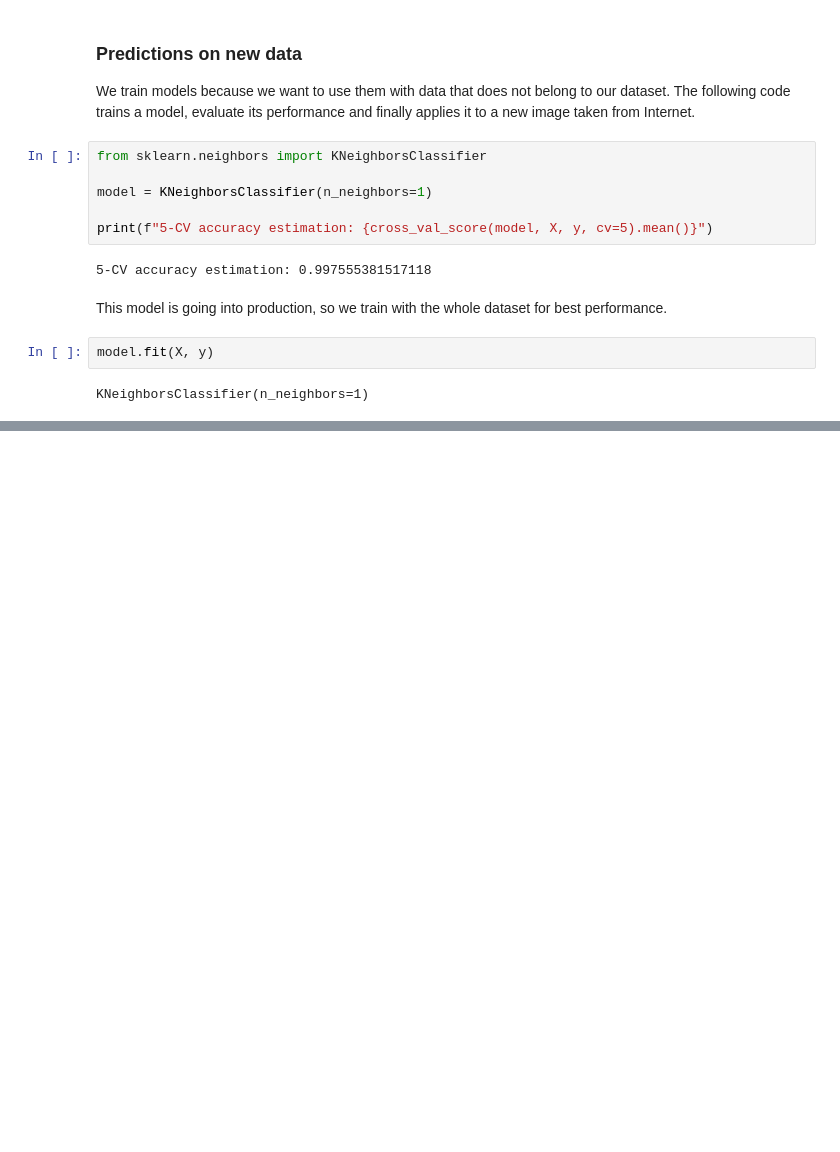
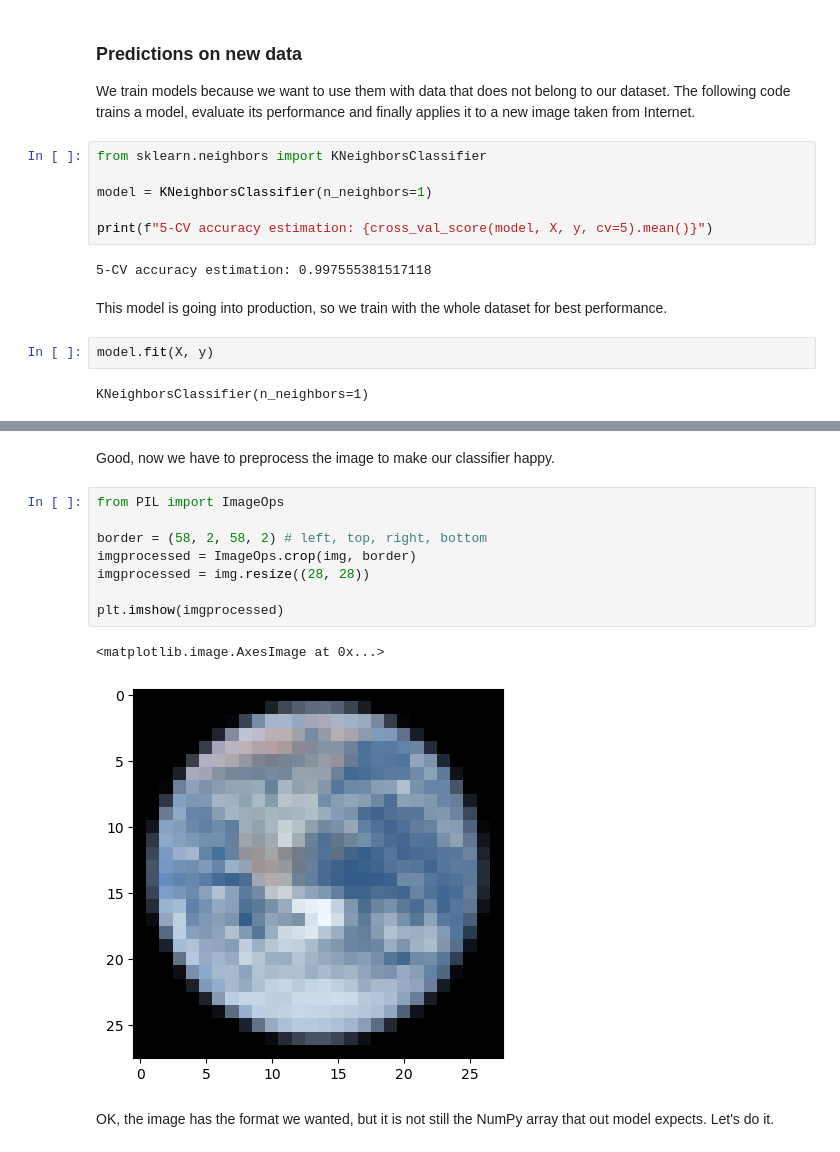
Before and after one commit to dfbarrero/dataCourse, a Jupyter notebook: assignments/planets/planets.ipynb, the cells around one changed output, grey strips where cells are left out. Cells and saved outputs as stored; diff of their text form; blank space fills up the shorter version.

```diff
--- a/assignments/planets/planets.ipynb
+++ b/assignments/planets/planets.ipynb
@@ -528,0 +434,15 @@ That's nice, we finally have our model ready for fun. Now it is time to download
+# %% [markdown]
+Good, now we have to preprocess the image to make our classifier happy.
+# %%
+from PIL import ImageOps
+
+border = (58, 2, 58, 2) # left, top, right, bottom
+imgprocessed = ImageOps.crop(img, border)
+imgprocessed = img.resize((28, 28))
+
+plt.imshow(imgprocessed)
+# %% [output]
+<matplotlib.image.AxesImage at 0x...>
+[figure, added]
+# %% [markdown]
+OK, the image has the format we wanted, but it is not still the NumPy array that out model expects. Let's do it.
```
Also changed, not shown: parts of 10 cells of this notebook.
